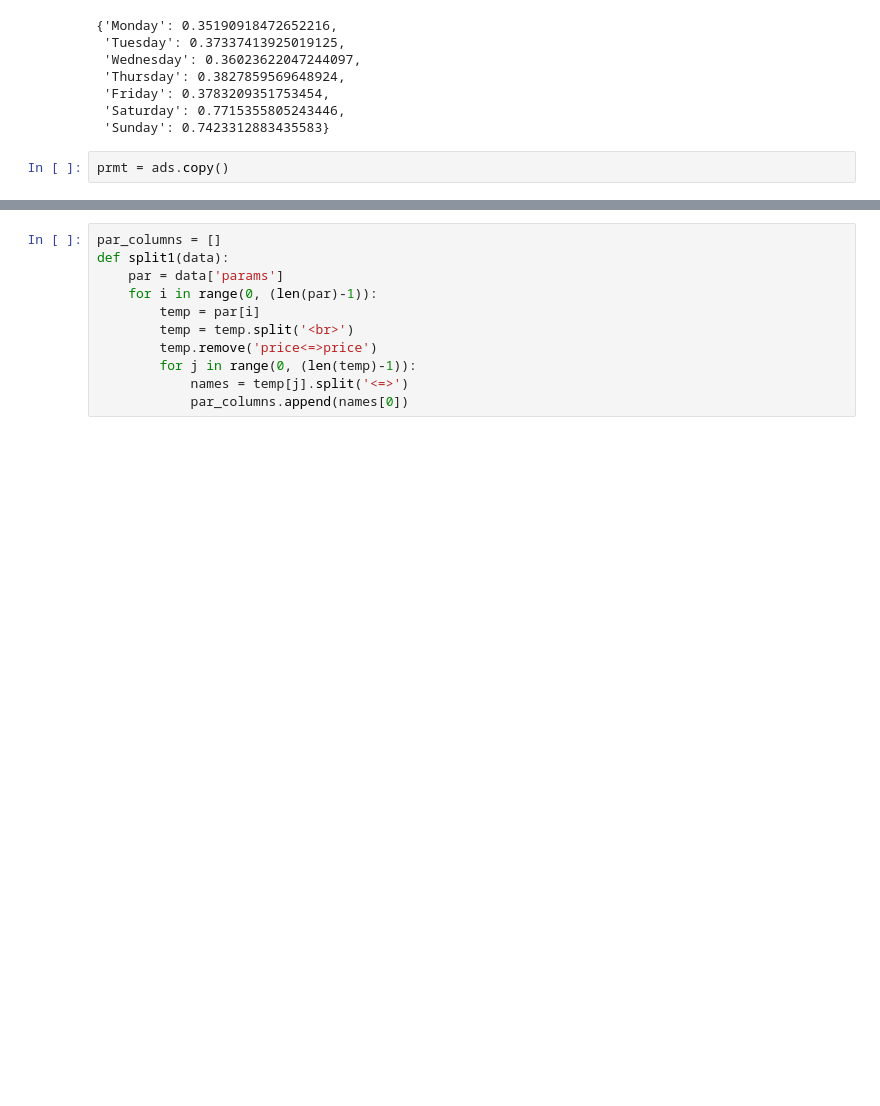
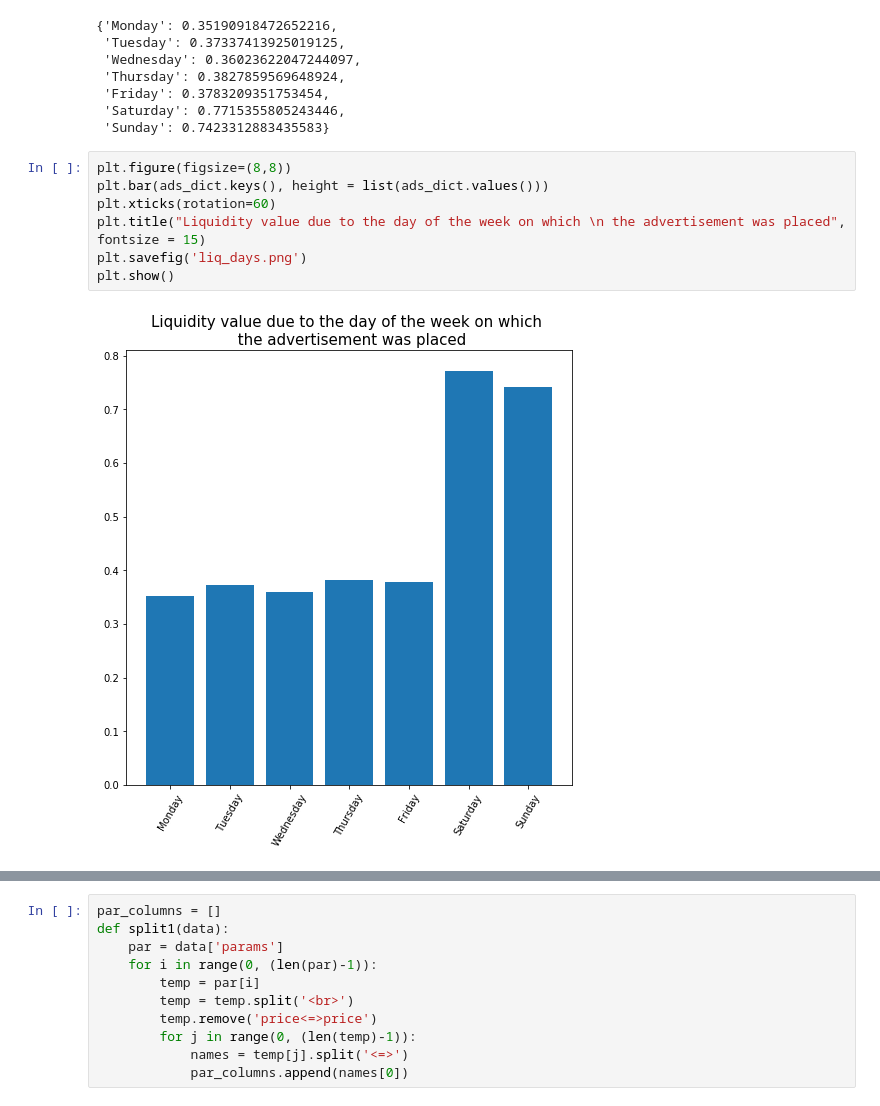
Before and after one commit to agnieszkajaniak/olx, a Jupyter notebook: Zadanie rekrutacyjne Otodom Product Analyst.ipynb, the cells around one changed output, grey strips where cells are left out. Saved outputs shown, nothing was run; the diff lists cells and outputs as text; blank space fills up the shorter version.

```diff
--- a/Zadanie rekrutacyjne Otodom Product Analyst.ipynb
+++ b/Zadanie rekrutacyjne Otodom Product Analyst.ipynb
@@ -345,5 +327,12 @@ ads_dict
  'Friday': 0.3783209351753454,
  'Saturday': 0.7715355805243446,
  'Sunday': 0.7423312883435583}
-# %%
-prmt = ads.copy()
+# %%
+plt.figure(figsize=(8,8))
+plt.bar(ads_dict.keys(), height = list(ads_dict.values()))
+plt.xticks(rotation=60)
+plt.title("Liquidity value due to the day of the week on which \n the advertisement was placed", fontsize = 15)
+plt.savefig('liq_days.png')
+plt.show()
+# %% [output]
+[figure, added]
```
Also changed, not shown: parts of 47 cells of this notebook, 5 other files.
